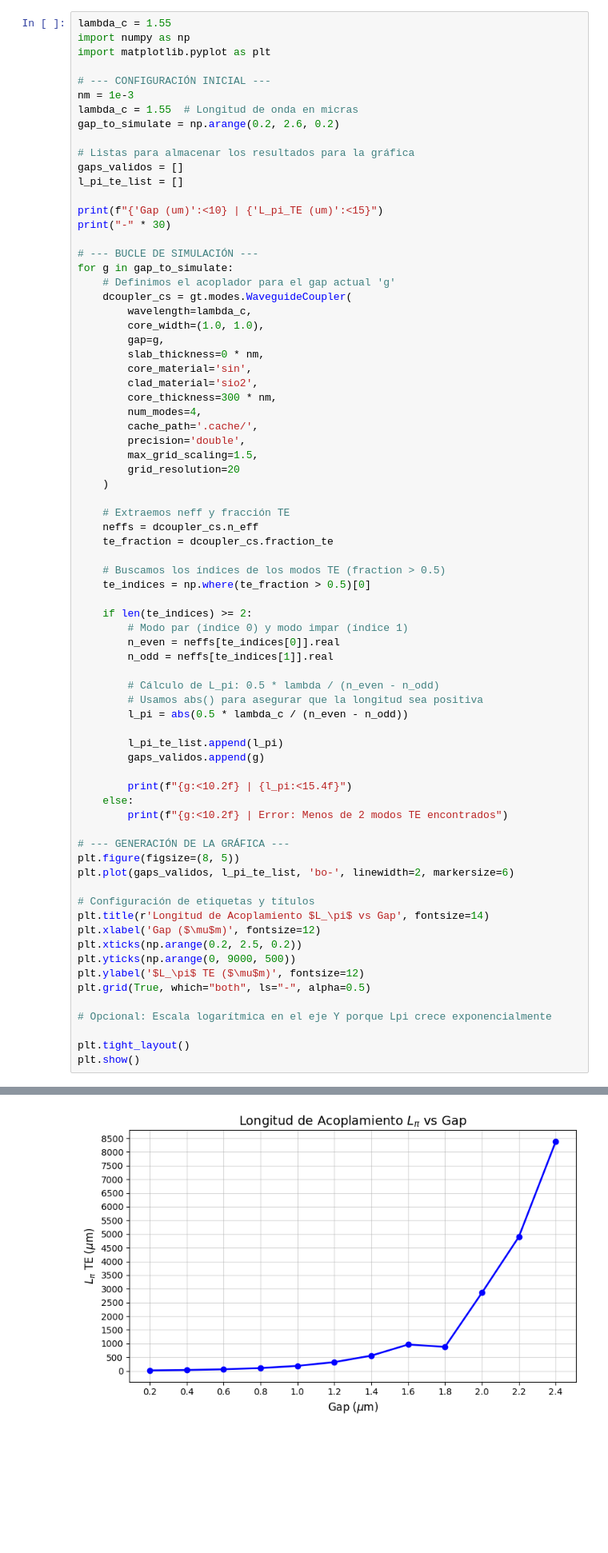
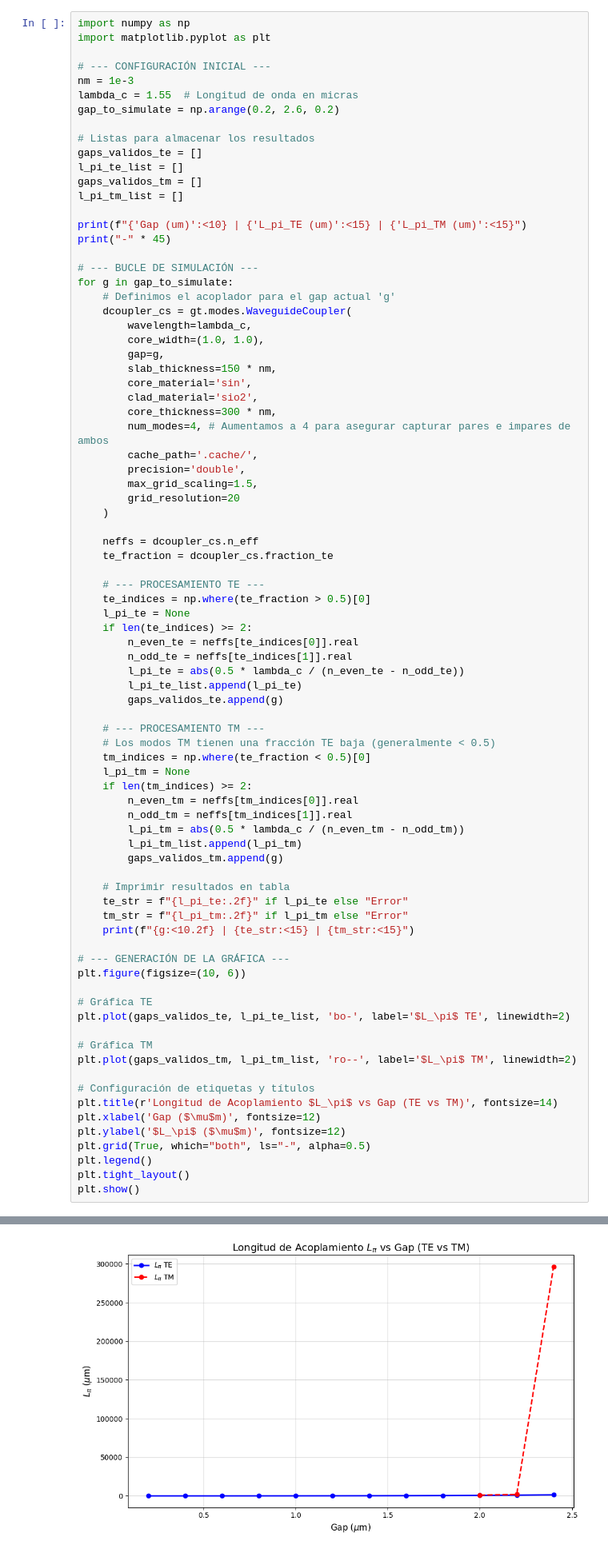
Before and after one commit to rauleet/cifoin-lab2, a Jupyter notebook: COUPLERS_Student.ipynb, the cells around one changed output, grey strips where cells are left out. Shown at 80% size. Cells and saved outputs as stored; diff of their text form; blank space fills up the shorter version.

```diff
--- a/COUPLERS_Student.ipynb
+++ b/COUPLERS_Student.ipynb
@@ -859,5 +960,4 @@ Ratio over OUTs ['0.2495', '0.2506', '0.2504', '0.2495']
 # %%
-lambda_c = 1.55
 import numpy as np
 import matplotlib.pyplot as plt
 
@@ -866,12 +966,14 @@ nm = 1e-3
 lambda_c = 1.55  # Longitud de onda en micras
 gap_to_simulate = np.arange(0.2, 2.6, 0.2)
 
-# Listas para almacenar los resultados para la gráfica
-gaps_validos = []
+# Listas para almacenar los resultados
+gaps_validos_te = []
 l_pi_te_list = []
+gaps_validos_tm = []
+l_pi_tm_list = []
 
-print(f"{'Gap (um)':<10} | {'L_pi_TE (um)':<15}")
-print("-" * 30)
+print(f"{'Gap (um)':<10} | {'L_pi_TE (um)':<15} | {'L_pi_TM (um)':<15}")
+print("-" * 45)
 
 # --- BUCLE DE SIMULACIÓN ---
 for g in gap_to_simulate:
@@ -880,54 +982,61 @@ for g in gap_to_simulate:
         wavelength=lambda_c,
         core_width=(1.0, 1.0),
         gap=g,
-        slab_thickness=0 * nm,
+        slab_thickness=150 * nm,
         core_material='sin',
         clad_material='sio2',
         core_thickness=300 * nm,
-        num_modes=4,
+        num_modes=4, # Aumentamos a 4 para asegurar capturar pares e impares de ambos
         cache_path='.cache/',
         precision='double',
         max_grid_scaling=1.5,
         grid_resolution=20
     )
 
-    # Extraemos neff y fracción TE
     neffs = dcoupler_cs.n_eff
     te_fraction = dcoupler_cs.fraction_te
 
-    # Buscamos los índices de los modos TE (fraction > 0.5)
+    # --- PROCESAMIENTO TE ---
     te_indices = np.where(te_fraction > 0.5)[0]
+    l_pi_te = None
+    if len(te_indices) >= 2:
+        n_even_te = neffs[te_indices[0]].real
+        n_odd_te = neffs[te_indices[1]].real
+        l_pi_te = abs(0.5 * lambda_c / (n_even_te - n_odd_te))
+        l_pi_te_list.append(l_pi_te)
+        gaps_validos_te.append(g)
 
-    if len(te_indices) >= 2:
-        # Modo par (índice 0) y modo impar (índice 1)
-        n_even = neffs[te_indices[0]].real
-        n_odd = neffs[te_indices[1]].real
+    # --- PROCESAMIENTO TM ---
+    # Los modos TM tienen una fracción TE baja (generalmente < 0.5)
+    tm_indices = np.where(te_fraction < 0.5)[0]
+    l_pi_tm = None
+    if len(tm_indices) >= 2:
+        n_even_tm = neffs[tm_indices[0]].real
+        n_odd_tm = neffs[tm_indices[1]].real
+        l_pi_tm = abs(0.5 * lambda_c / (n_even_tm - n_odd_tm))
+        l_pi_tm_list.append(l_pi_tm)
+        gaps_validos_tm.append(g)
 
-        # Cálculo de L_pi: 0.5 * lambda / (n_even - n_odd)
-        # Usamos abs() para asegurar que la longitud sea positiva
-        l_pi = abs(0.5 * lambda_c / (n_even - n_odd))
-
-        l_pi_te_list.append(l_pi)
-        gaps_validos.append(g)
-
-        print(f"{g:<10.2f} | {l_pi:<15.4f}")
-    else:
-        print(f"{g:<10.2f} | Error: Menos de 2 modos TE encontrados")
+    # Imprimir resultados en tabla
+    te_str = f"{l_pi_te:.2f}" if l_pi_te else "Error"
+    tm_str = f"{l_pi_tm:.2f}" if l_pi_tm else "Error"
+    print(f"{g:<10.2f} | {te_str:<15} | {tm_str:<15}")
 
 # --- GENERACIÓN DE LA GRÁFICA ---
-plt.figure(figsize=(8, 5))
-plt.plot(gaps_validos, l_pi_te_list, 'bo-', linewidth=2, markersize=6)
+plt.figure(figsize=(10, 6))
+
+# Gráfica TE
+plt.plot(gaps_validos_te, l_pi_te_list, 'bo-', label='$L_\pi$ TE', linewidth=2)
+
+# Gráfica TM
+plt.plot(gaps_validos_tm, l_pi_tm_list, 'ro--', label='$L_\pi$ TM', linewidth=2)
 
 # Configuración de etiquetas y títulos
-plt.title(r'Longitud de Acoplamiento $L_\pi$ vs Gap', fontsize=14)
+plt.title(r'Longitud de Acoplamiento $L_\pi$ vs Gap (TE vs TM)', fontsize=14)
 plt.xlabel('Gap ($\mu$m)', fontsize=12)
-plt.xticks(np.arange(0.2, 2.5, 0.2))
-plt.yticks(np.arange(0, 9000, 500))
-plt.ylabel('$L_\pi$ TE ($\mu$m)', fontsize=12)
+plt.ylabel('$L_\pi$ ($\mu$m)', fontsize=12)
 plt.grid(True, which="both", ls="-", alpha=0.5)
-
-# Opcional: Escala logarítmica en el eje Y porque Lpi crece exponencialmente
-
+plt.legend()
 plt.tight_layout()
 plt.show()
 # %% [output]
@@ -951 +1060 @@ Gap (um)   | L_pi_TE (um)
-[figure, old version]
+[figure, new version]
```
Also changed, not shown: parts of 9 cells of this notebook.
